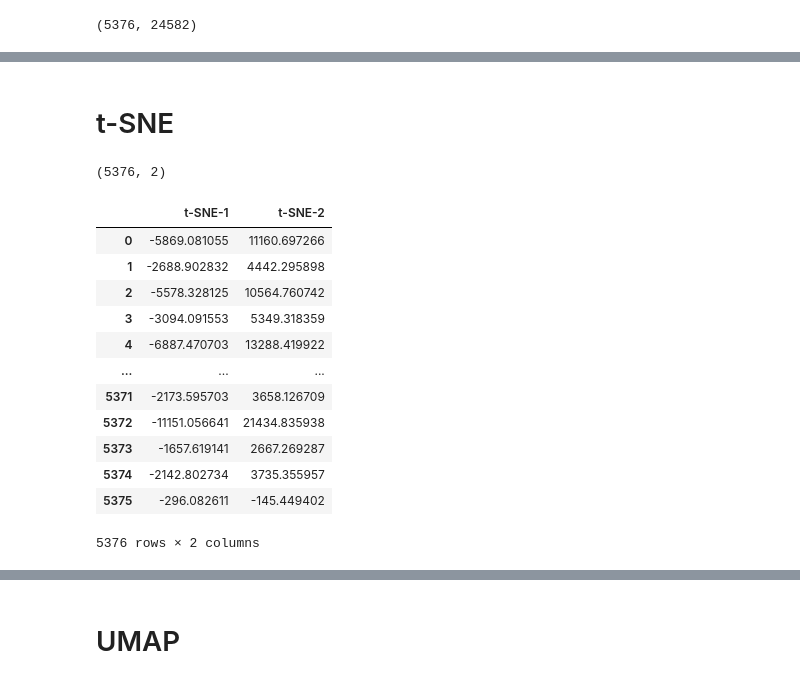
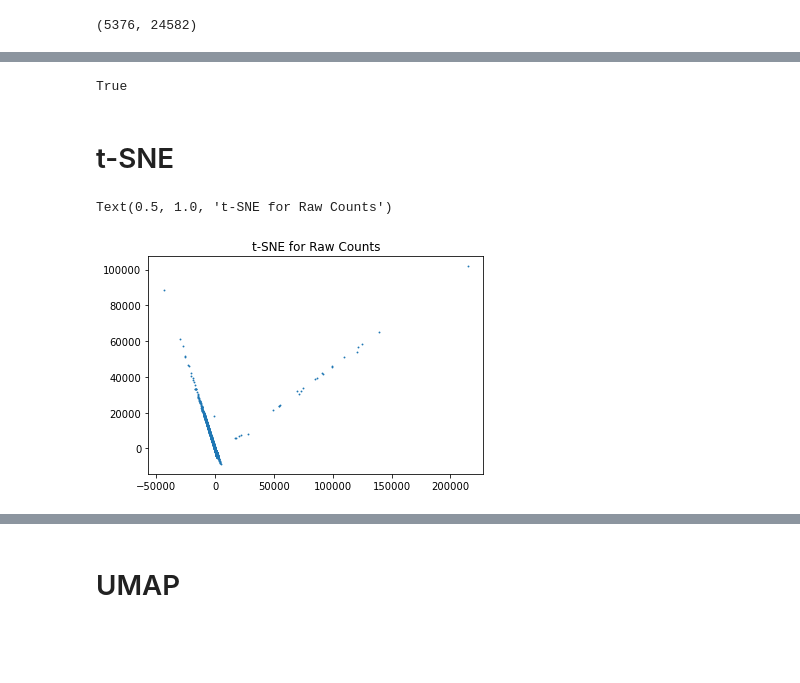
Before and after one commit to Harin329/SNCluster, a Jupyter notebook: dbscan.ipynb, the cells around one changed output, grey strips where cells are left out. Drawn from its saved outputs; the diff is of its cells as text; code cells hidden in the pictures; blank space fills up the shorter version.

```diff
--- a/dbscan.ipynb
+++ b/dbscan.ipynb
@@ -53,3 +56,10 @@ array([3.04060234, 2.54406804, 2.08635983, ..., 0.        , 0.        ,
+# %%
+np.isfinite(log_array).all()
+# %% [output]
+True
 # %% [markdown]
 # t-SNE
+# %%
+tsne = TSNE(n_components=2, perplexity = 10, random_state=0, learning_rate='auto', init='pca')
+raw_tsne = tsne.fit_transform(raw_counts)
 # %%
@@ -58,21 +69,6 @@ X_tsne = tsne.fit_transform(X)
 # %%
-print(X_tsne.shape)
+plt.scatter(raw_tsne[:, 0], raw_tsne[:, 1], s=0.75)
+plt.title("t-SNE for Raw Counts")
 # %% [output]
-(5376, 2)
+Text(0.5, 1.0, 't-SNE for Raw Counts')
+[figure, added]
-# %%
-X_tsne_df = pd.DataFrame(X_tsne, columns = ['t-SNE-1', 't-SNE-2'])
-X_tsne_df
-# %% [output]
-|  | t-SNE-1 | t-SNE-2 |
-| 0 | -5869.081055 | 11160.697266 |
-| 1 | -2688.902832 | 4442.295898 |
-| 2 | -5578.328125 | 10564.760742 |
-| 3 | -3094.091553 | 5349.318359 |
-| 4 | -6887.470703 | 13288.419922 |
-| ... | ... | ... |
-| 5371 | -2173.595703 | 3658.126709 |
-| 5372 | -11151.056641 | 21434.835938 |
-| 5373 | -1657.619141 | 2667.269287 |
-| 5374 | -2142.802734 | 3735.355957 |
-| 5375 | -296.082611 | -145.449402 |
-5376 rows × 2 columns
```
Also changed, not shown: parts of 25 cells of this notebook.
